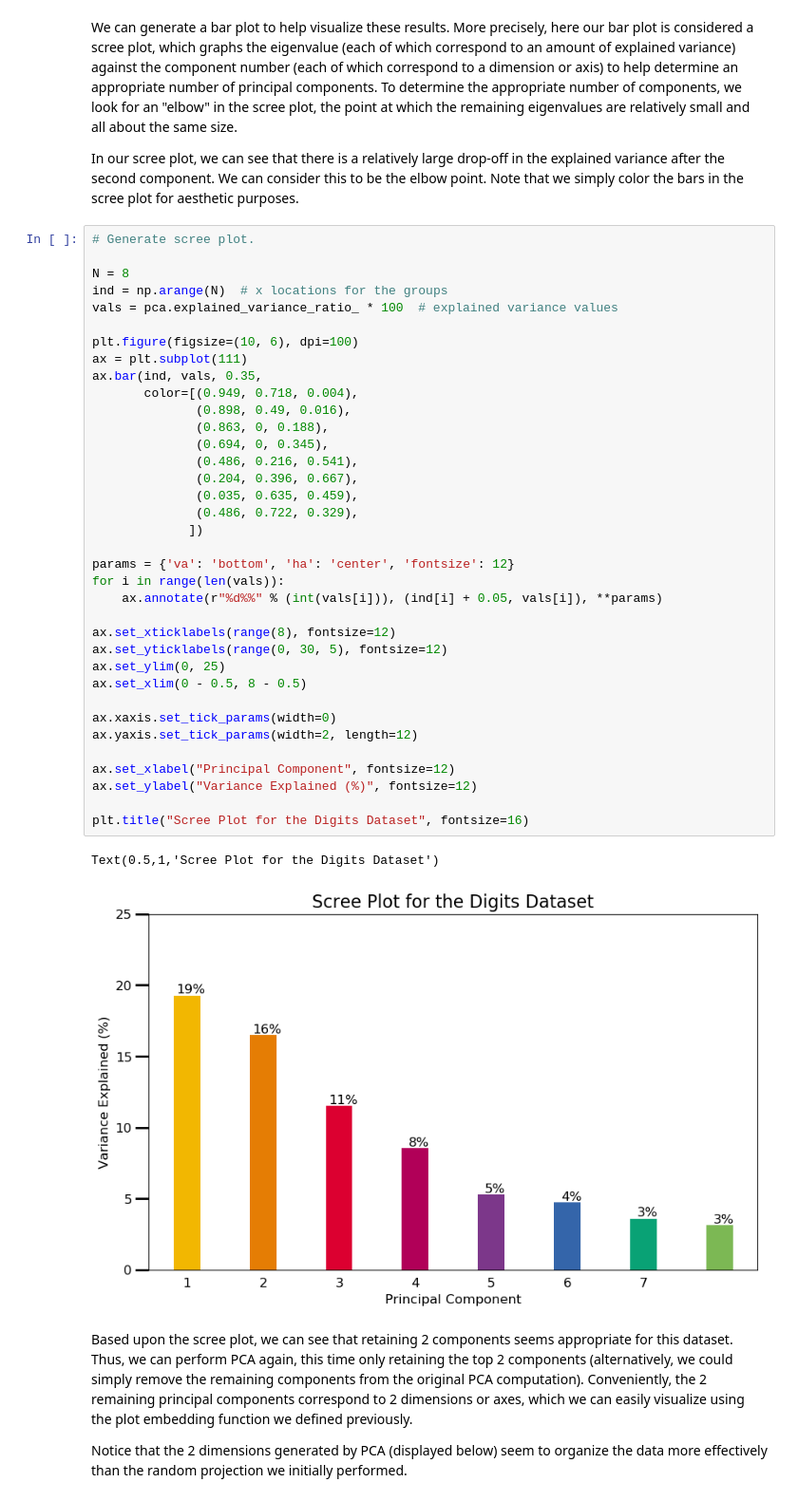
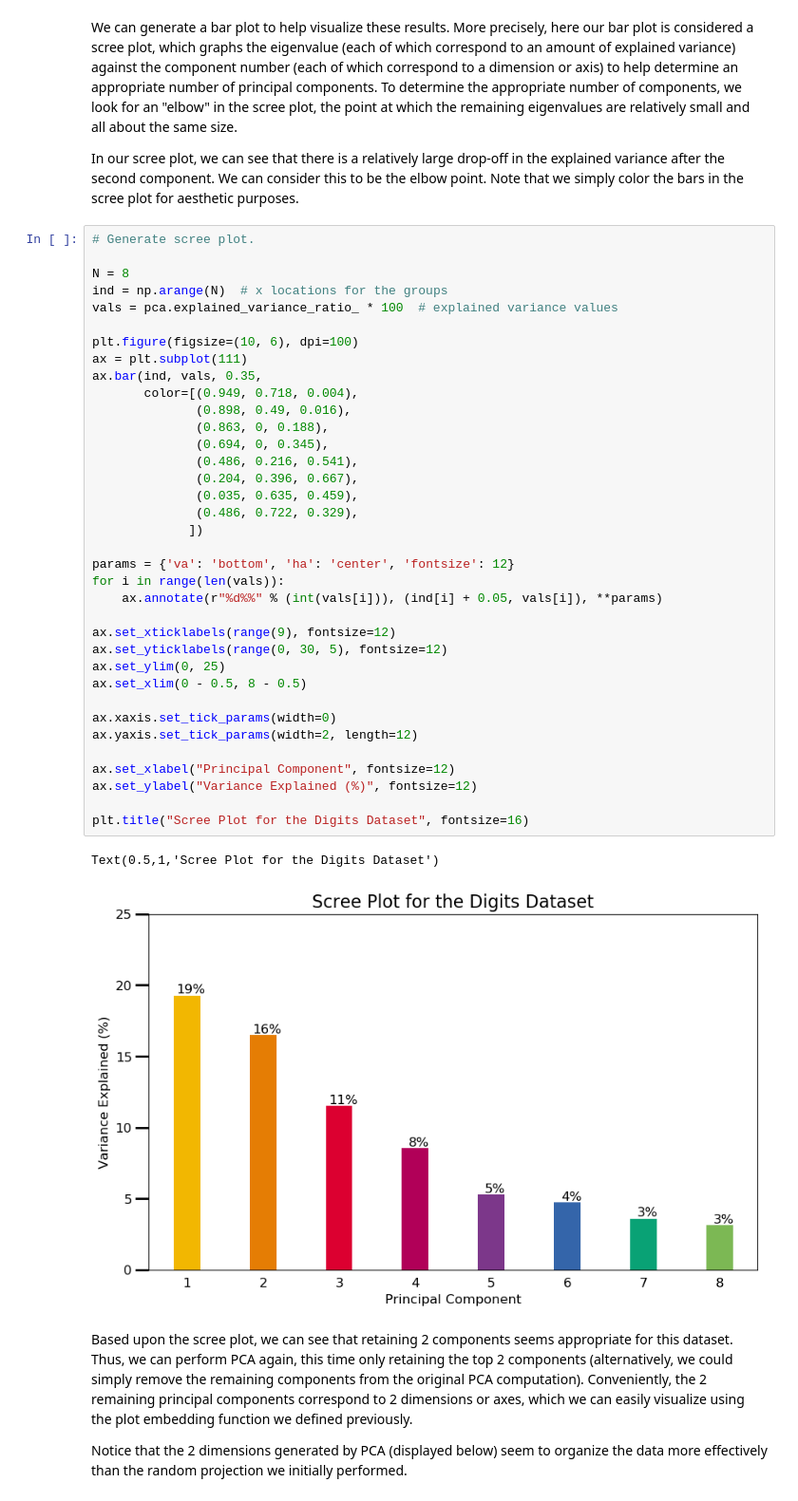
Before and after one commit to anfibil/cs6220, a Jupyter notebook: Week 03 - Data Preprocessing.ipynb, the cells around one changed output. Shown at 95% size. Saved outputs shown, nothing was run; the diff lists cells and outputs as text.

```diff
--- a/Week 03 - Data Preprocessing.ipynb
+++ b/Week 03 - Data Preprocessing.ipynb
@@ -622,35 +622,35 @@ vals = pca.explained_variance_ratio_ * 100  # explained variance values
 plt.figure(figsize=(10, 6), dpi=100)
 ax = plt.subplot(111)
 ax.bar(ind, vals, 0.35,
        color=[(0.949, 0.718, 0.004),
               (0.898, 0.49, 0.016),
               (0.863, 0, 0.188),
               (0.694, 0, 0.345),
               (0.486, 0.216, 0.541),
               (0.204, 0.396, 0.667),
               (0.035, 0.635, 0.459),
               (0.486, 0.722, 0.329),
              ])
 
 params = {'va': 'bottom', 'ha': 'center', 'fontsize': 12}
 for i in range(len(vals)):
     ax.annotate(r"%d%%" % (int(vals[i])), (ind[i] + 0.05, vals[i]), **params)
 
-ax.set_xticklabels(range(8), fontsize=12)
+ax.set_xticklabels(range(9), fontsize=12)
 ax.set_yticklabels(range(0, 30, 5), fontsize=12)
 ax.set_ylim(0, 25)
 ax.set_xlim(0 - 0.5, 8 - 0.5)
 
 ax.xaxis.set_tick_params(width=0)
 ax.yaxis.set_tick_params(width=2, length=12)
 
 ax.set_xlabel("Principal Component", fontsize=12)
 ax.set_ylabel("Variance Explained (%)", fontsize=12)
 
 plt.title("Scree Plot for the Digits Dataset", fontsize=16)
 # %% [output]
 Text(0.5,1,'Scree Plot for the Digits Dataset')
-[figure, old version]
+[figure, new version]
 # %% [markdown]
 Based upon the scree plot, we can see that retaining 2 components seems appropriate for this dataset. Thus, we can perform PCA again, this time only retaining the top 2 components (alternatively, we could simply remove the remaining components from the original PCA computation). Conveniently, the 2 remaining principal components correspond to 2 dimensions or axes, which we can easily visualize using the plot embedding function we defined previously.
 
```
